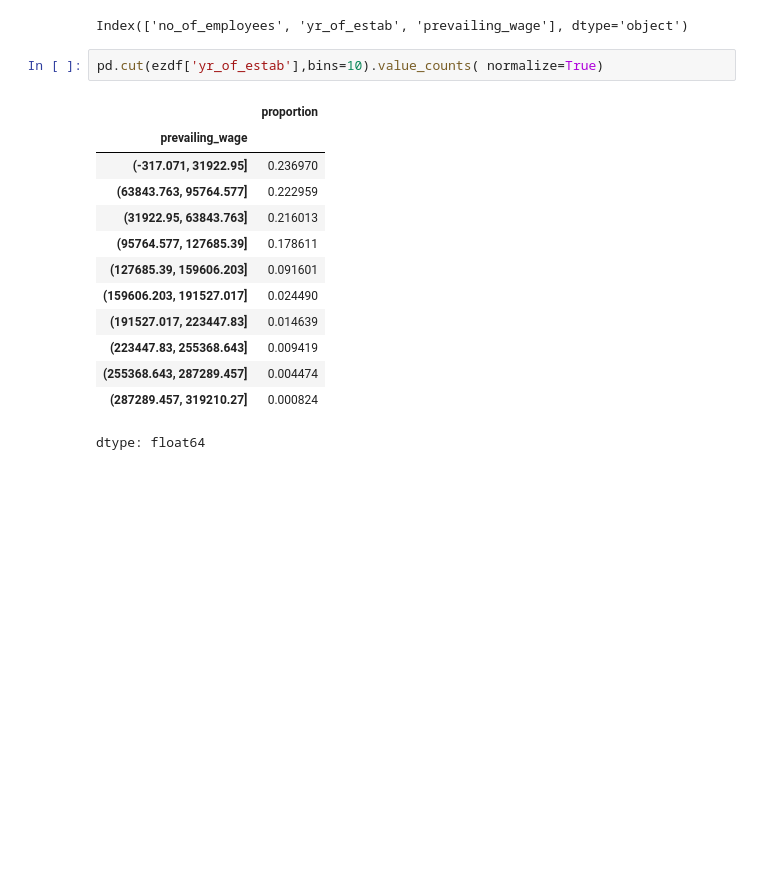
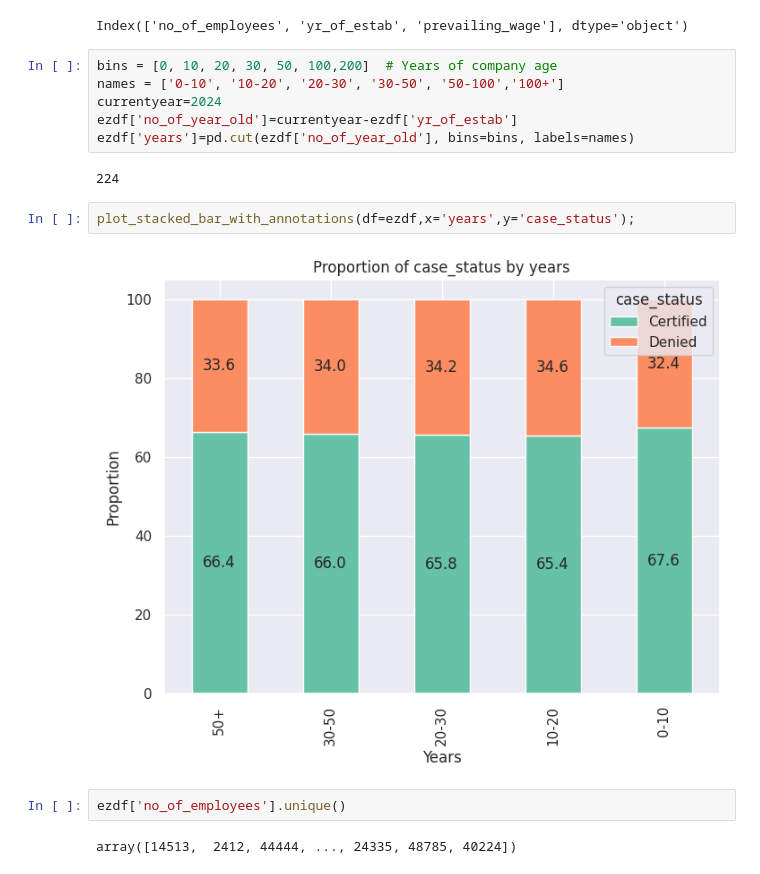
Before and after one commit to Rajesh2015/easy-visa, a Jupyter notebook: easy-visa-solution.ipynb, the cells around one changed output. Cells and saved outputs as stored; diff of their text form; blank space fills up the shorter version.

```diff
--- a/easy-visa-solution.ipynb
+++ b/easy-visa-solution.ipynb
@@ -1153,19 +1131,19 @@ column=ezdf.columns[ezdf.dtypes!='category']
 column
 # %% [output]
 Index(['no_of_employees', 'yr_of_estab', 'prevailing_wage'], dtype='object')
-# %%
-pd.cut(ezdf['yr_of_estab'],bins=10).value_counts( normalize=True)
-# %% [output]
-|  | proportion |
-| prevailing_wage |  |
-| (-317.071, 31922.95] | 0.236970 |
-| (63843.763, 95764.577] | 0.222959 |
-| (31922.95, 63843.763] | 0.216013 |
-| (95764.577, 127685.39] | 0.178611 |
-| (127685.39, 159606.203] | 0.091601 |
-| (159606.203, 191527.017] | 0.024490 |
-| (191527.017, 223447.83] | 0.014639 |
-| (223447.83, 255368.643] | 0.009419 |
-| (255368.643, 287289.457] | 0.004474 |
-| (287289.457, 319210.27] | 0.000824 |
-dtype: float64
+# %%
+bins = [0, 10, 20, 30, 50, 100,200]  # Years of company age
+names = ['0-10', '10-20', '20-30', '30-50', '50-100','100+']
+currentyear=2024
+ezdf['no_of_year_old']=currentyear-ezdf['yr_of_estab']
+ezdf['years']=pd.cut(ezdf['no_of_year_old'], bins=bins, labels=names)
+# %% [output]
+224
+# %%
+plot_stacked_bar_with_annotations(df=ezdf,x='years',y='case_status');
+# %% [output]
+[figure, added]
+# %%
+ezdf['no_of_employees'].unique()
+# %% [output]
+array([14513,  2412, 44444, ..., 24335, 48785, 40224])
```
Also changed, not shown: parts of 7 cells of this notebook.
